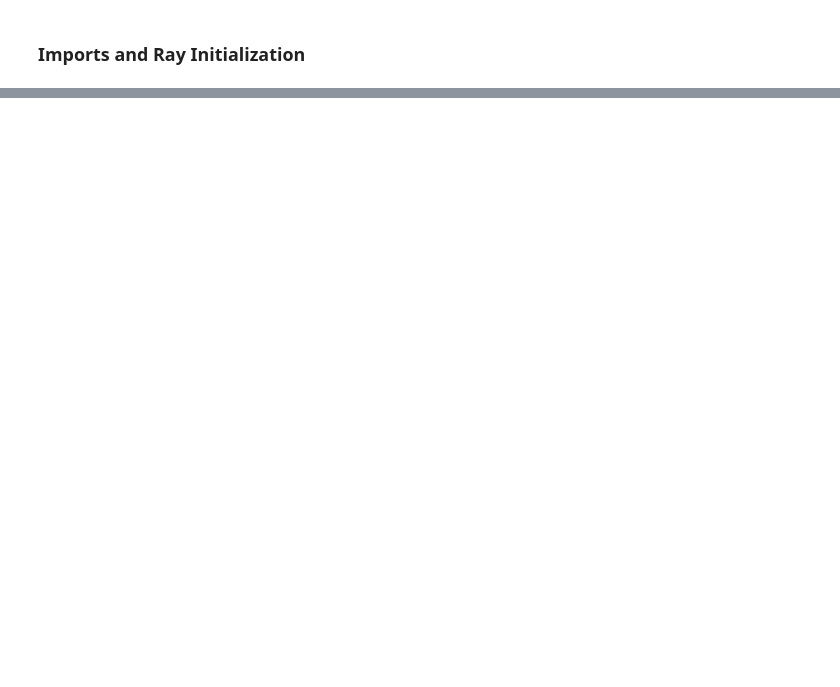
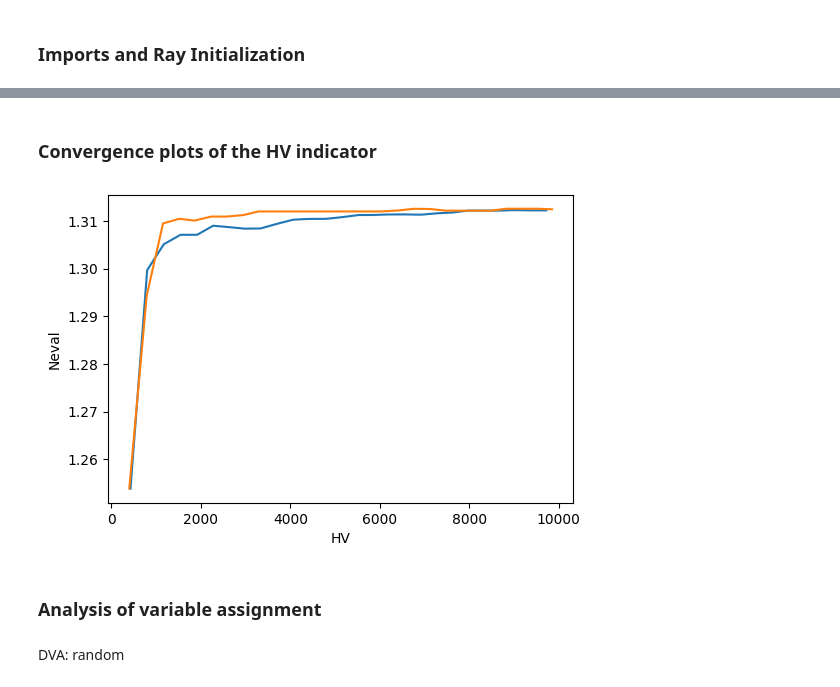
Before and after one commit to amarszalek/AGAMOO_Ray, a Jupyter notebook: examples/Example_1_AGAMOO_DVA.ipynb, the cells around one changed output, grey strips where cells are left out. Saved outputs shown, nothing was run; the diff lists cells and outputs as text; code cells hidden in the pictures; blank space fills up the shorter version.

```diff
--- a/examples/Example_1_AGAMOO_DVA.ipynb
+++ b/examples/Example_1_AGAMOO_DVA.ipynb
@@ -47,0 +37,8 @@ def run_experiment(assign_strategy='random'):
+# %%
+nobj = 3
+objs = []
+for i in range(3):
+    obj = eval(f'RE33({i}, obj={i+1})')
+    objs.append(obj)
+nvar = obj.n_var
+bounds = obj.bounds
@@ -47,0 +47,10 @@ def run_experiment(assign_strategy='random'):
+# %%
+np.random.seed(41)
+agamoo = AGAMOO(max_eval, change_iter, next_iter, max_front, assign_gens='random', log_freq=log_freq)
+storage = agamoo.create_storage(nvar, nobj, num_cpus=nobj)
+evaluators = [Evaluator.options(num_cpus=1).remote(objs) for _ in range(len(objs)-1)]
+players = [ClonalSelection.options(num_cpus=1).remote(i, npop, player_parm, obj, storage, gens='pattern', exchange='front_sup') for i, obj in zip(range(nobj), objs)]
+agamoo.init_players(players, evaluators)
+agamoo.start_optimize(tqdm_disable=False)
+res1=agamoo.get_results()
+hist1 = agamoo.get_history()
@@ -47,0 +59,18 @@ def run_experiment(assign_strategy='random'):
+# %%
+np.random.seed(41)
+agamoo = AGAMOO(max_eval, change_iter, next_iter, max_front, assign_gens='adaptive_linear', log_freq=log_freq)
+storage = agamoo.create_storage(nvar, nobj, num_cpus=nobj)
+evaluators = [Evaluator.options(num_cpus=1).remote(objs) for _ in range(len(objs)-1)]
+players = [ClonalSelection.options(num_cpus=1).remote(i, npop, player_parm, obj, storage, gens='pattern', exchange='front_sup') for i, obj in zip(range(nobj), objs)]
+agamoo.init_players(players, evaluators)
+
+agamoo.start_optimize(tqdm_disable=True, background=True)
+while True:
+    status = agamoo.get_status()
+    print(f"Progress: {status['evaluations']} evaluations...")
+    if status['stop_flag']:
+        print('Stop')
+        break
+    time.sleep(5)
+res2=agamoo.get_results()
+hist2 = agamoo.get_history()
@@ -47,0 +99,2 @@ def run_experiment(assign_strategy='random'):
+# %% [markdown]
+### Convergence plots of the HV indicator
@@ -47,0 +139,14 @@ def run_experiment(assign_strategy='random'):
+# %%
+fig = plt.figure(figsize=(6, 4))
+ax = fig.add_subplot(111)
+sc1 = ax.plot(data1['Neval'], data1['HV'])
+sc2 = ax.plot(data2['Neval'], data2['HV'])
+ax.set_xlabel('HV')
+ax.set_ylabel('Neval')
+plt.show()
+# %% [output]
+[figure, added]
+# %% [markdown]
+### Analysis of variable assignment
+# %% [markdown]
+DVA: random
```
Also changed, not shown: parts of 13 cells of this notebook.
